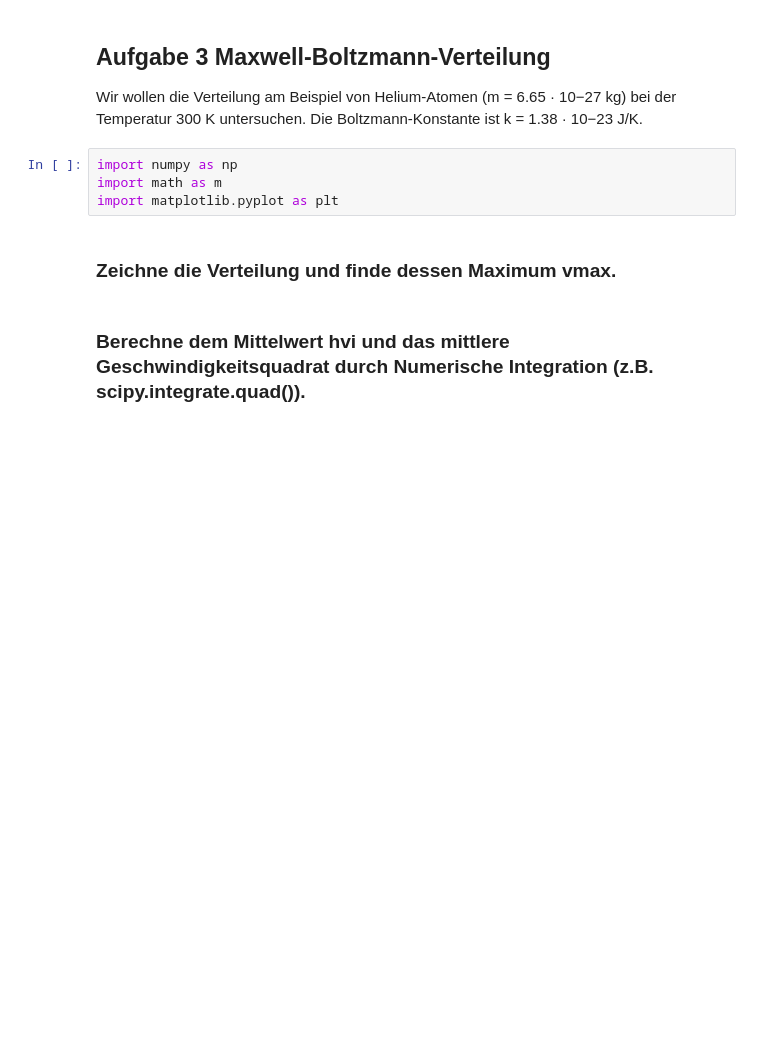
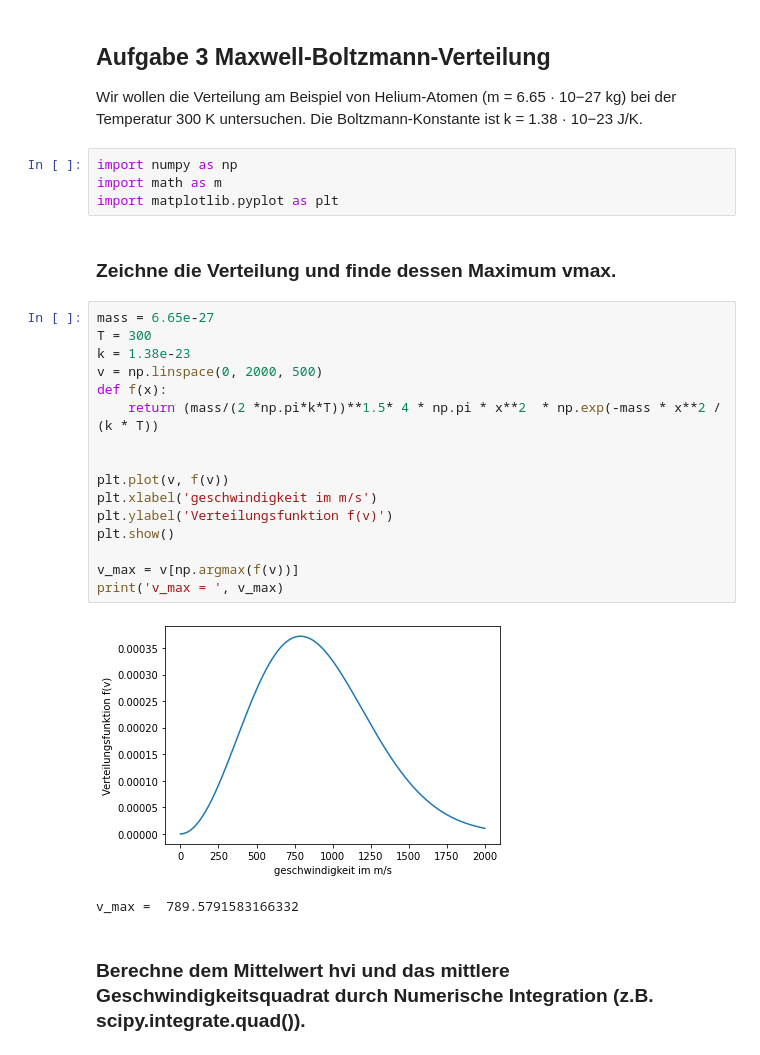
Before and after one commit to emhl/CoPhy2, a Jupyter notebook: Blatt3-numerische-integration/Blatt3-Aufg3.ipynb, the cells around one changed output. Saved outputs shown, nothing was run; the diff lists cells and outputs as text; blank space fills up the shorter version.

```diff
--- a/Blatt3-numerische-integration/Blatt3-Aufg3.ipynb
+++ b/Blatt3-numerische-integration/Blatt3-Aufg3.ipynb
@@ -10,5 +10,24 @@ import math as m
 import matplotlib.pyplot as plt
 # %% [markdown]
 ### Zeichne die Verteilung und finde dessen Maximum vmax.
+# %%
+mass = 6.65e-27
+T = 300
+k = 1.38e-23
+v = np.linspace(0, 2000, 500)
+def f(x):
+    return (mass/(2 *np.pi*k*T))**1.5* 4 * np.pi * x**2  * np.exp(-mass * x**2 / (k * T))
+
+
+plt.plot(v, f(v))
+plt.xlabel('geschwindigkeit im m/s')
+plt.ylabel('Verteilungsfunktion f(v)')
+plt.show()
+
+v_max = v[np.argmax(f(v))]
+print('v_max = ', v_max)
+# %% [output]
+[figure, added]
+v_max =  789.5791583166332
 # %% [markdown]
 ### Berechne dem Mittelwert hvi und das mittlere Geschwindigkeitsquadrat durch Numerische Integration (z.B. scipy.integrate.quad()).
```
Also changed, not shown: parts of 2 cells of this notebook.
